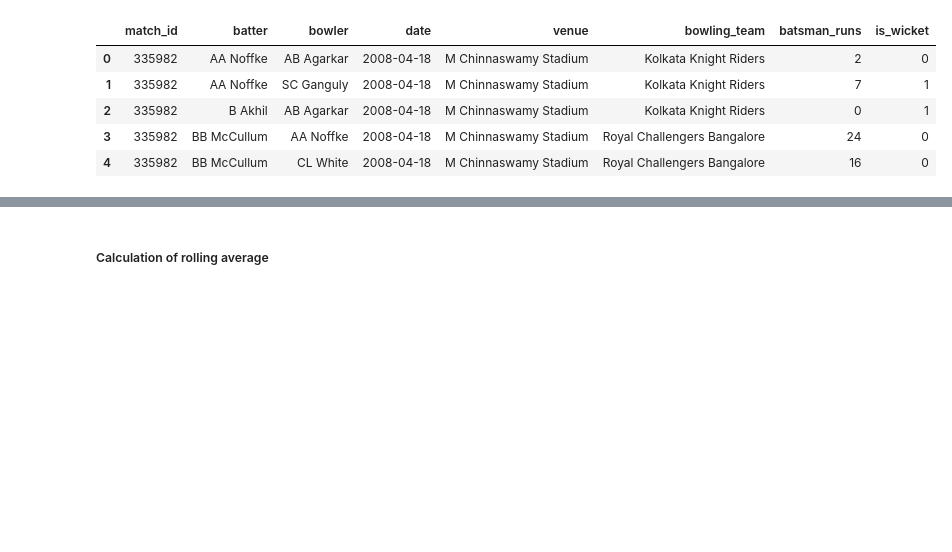
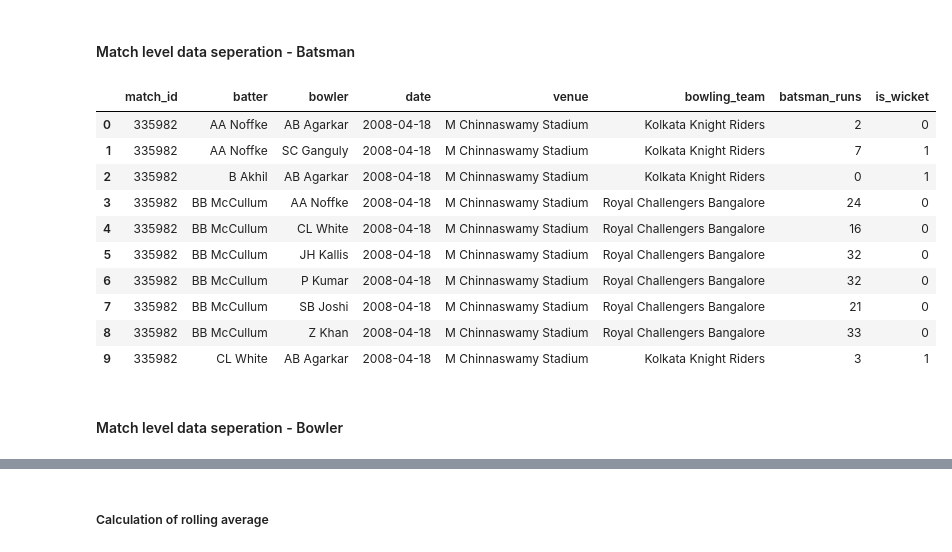
Before and after one commit to SpringBoardMentor895/AI_Cricket_Player_Performance_Prediction, a Jupyter notebook: notebooks/Feature_engineering.ipynb, the cells around one changed output, grey strips where cells are left out. Drawn from its saved outputs; the diff is of its cells as text; code cells hidden in the pictures; blank space fills up the shorter version.

```diff
--- a/notebooks/Feature_engineering.ipynb
+++ b/notebooks/Feature_engineering.ipynb
@@ -5,17 +5,54 @@ from sklearn.preprocessing import StandardScaler
 from sklearn.pipeline import Pipeline
 # %%
 ipl = pd.read_csv("../data/cleaned/ipl_cleaned.csv")
+# %%
+# Ensure correct order at ball level
+ipl = ipl.sort_values(['batter', 'date', 'match_id', 'over', 'ball']).reset_index(drop=True)
+
+# Rolling runs in last 10 balls
+ipl['rolling_runs_10'] = (
+    ipl.groupby('batter')['batsman_runs']
+       .rolling(window=10, min_periods=1)
+       .sum()
+       .shift(1)
+       .reset_index(level=0, drop=True)
+)
+
+# Rolling balls (always 10 but handle start)
+ipl['rolling_balls_10'] = (
+    ipl.groupby('batter')['ball']
+       .rolling(window=10, min_periods=1)
+       .count()
+       .shift(1)
+       .reset_index(level=0, drop=True)
+)
+
+# Strike Rate last 10 balls
+ipl['rolling_strike_rate_10'] = (
+    (ipl['rolling_runs_10'] / ipl['rolling_balls_10']) * 100
+)
+
+ipl['rolling_strike_rate_10'] = ipl['rolling_strike_rate_10'].fillna(0)
+# %% [markdown]
+#### Match level data seperation - Batsman
 # %%
-df = ipl.groupby(['match_id','batter','bowler','date','venue','bowling_team']).agg({
+df_batter = ipl.groupby(['match_id','batter','bowler','date','venue','bowling_team']).agg({
     'batsman_runs':'sum',
     'is_wicket':'sum'
 }).reset_index()
 
-df.head(5)
+df_batter.head(10)
 # %% [output]
 |  | match_id | batter | bowler | date | venue | bowling_team | batsman_runs | is_wicket |
 | 0 | 335982 | AA Noffke | AB Agarkar | 2008-04-18 | M Chinnaswamy Stadium | Kolkata Knight Riders | 2 | 0 |
 | 1 | 335982 | AA Noffke | SC Ganguly | 2008-04-18 | M Chinnaswamy Stadium | Kolkata Knight Riders | 7 | 1 |
 | 2 | 335982 | B Akhil | AB Agarkar | 2008-04-18 | M Chinnaswamy Stadium | Kolkata Knight Riders | 0 | 1 |
 | 3 | 335982 | BB McCullum | AA Noffke | 2008-04-18 | M Chinnaswamy Stadium | Royal Challengers Bangalore | 24 | 0 |
 | 4 | 335982 | BB McCullum | CL White | 2008-04-18 | M Chinnaswamy Stadium | Royal Challengers Bangalore | 16 | 0 |
+| 5 | 335982 | BB McCullum | JH Kallis | 2008-04-18 | M Chinnaswamy Stadium | Royal Challengers Bangalore | 32 | 0 |
+| 6 | 335982 | BB McCullum | P Kumar | 2008-04-18 | M Chinnaswamy Stadium | Royal Challengers Bangalore | 32 | 0 |
+| 7 | 335982 | BB McCullum | SB Joshi | 2008-04-18 | M Chinnaswamy Stadium | Royal Challengers Bangalore | 21 | 0 |
+| 8 | 335982 | BB McCullum | Z Khan | 2008-04-18 | M Chinnaswamy Stadium | Royal Challengers Bangalore | 33 | 0 |
+| 9 | 335982 | CL White | AB Agarkar | 2008-04-18 | M Chinnaswamy Stadium | Kolkata Knight Riders | 3 | 1 |
+# %% [markdown]
+#### Match level data seperation - Bowler
```
Also changed, not shown: parts of 32 cells of this notebook, 18 other files.
